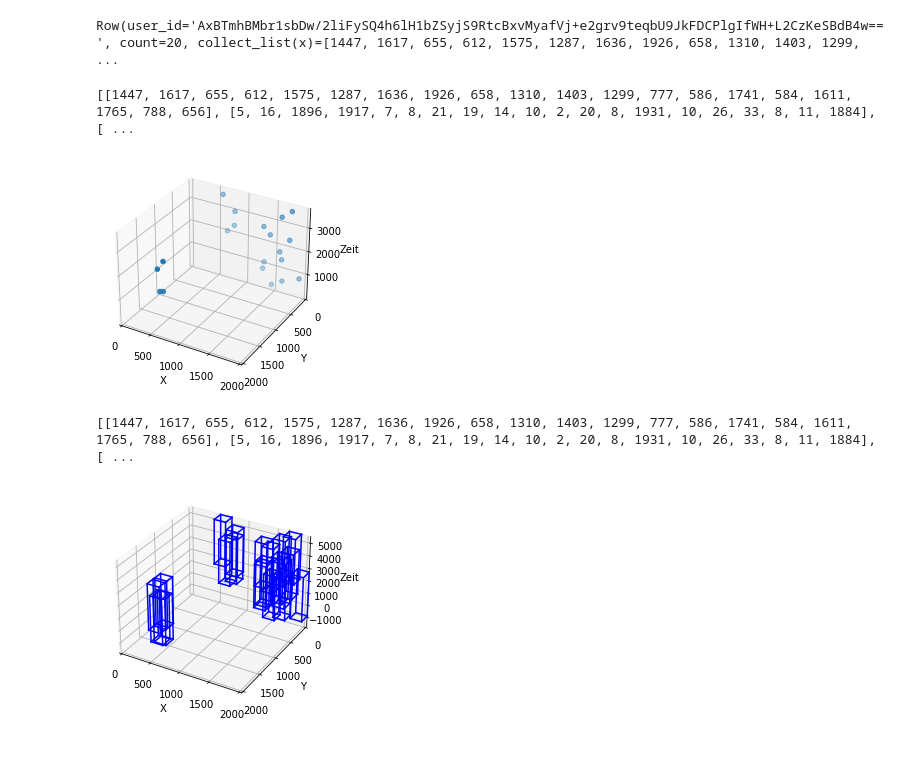
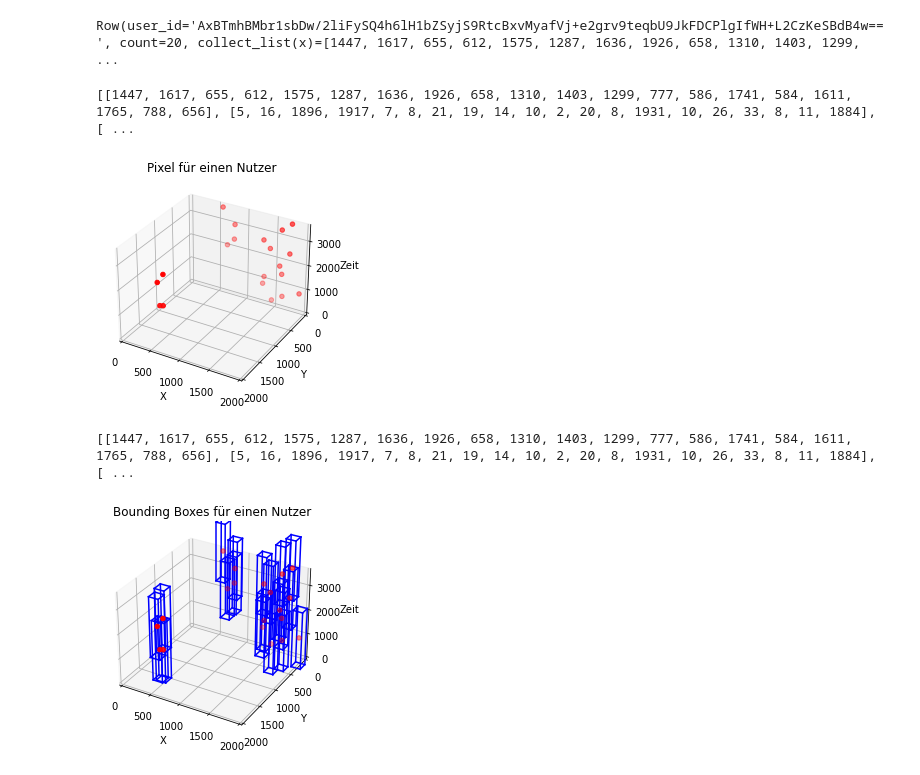
Before and after one commit to biervertrieb/placegroups, a Jupyter notebook: notebooks/0.1-heuer-model-nutzer-raumzeiten.ipynb, the cells around one changed output. Cells and saved outputs as stored; diff of their text form; code cells hidden in the pictures.

```diff
--- a/notebooks/0.1-heuer-model-nutzer-raumzeiten.ipynb
+++ b/notebooks/0.1-heuer-model-nutzer-raumzeiten.ipynb
@@ -26,31 +26,36 @@ print(headrow)
 # %% [output]
 Row(user_id='AxBTmhBMbr1sbDw/2liFySQ4h6lH1bZSyjS9RtcBxvMyafVj+e2grv9teqbU9JkFDCPlgIfWH+L2CzKeSBdB4w==', count=20, collect_list(x)=[1447, 1617, 655, 612, 1575, 1287, 1636, 1926, 658, 1310, 1403, 1299,  ...
 # %%
-from src.visualization.visuialization_functions import plot_pixel_boundingbox,plot_pixellist
+from src.visualization.visuialization_functions import plot_pixel_boundingbox,plot_pixellist,new_xyt_plot
 pixelliste = [headrow['collect_list(x)'],headrow['collect_list(y)'],headrow['collect_list(t)']]
 print(pixelliste)
 subplot = new_xyt_plot()
-subplot = plot_pixellist(pixellist=pixelliste,subplot = subplot, finish = False,color='blue')
+subplot = plot_pixellist(pixellist=pixelliste,subplot = subplot, finish = False,color='red')
 plt.savefig('pixels.png', dpi = 300)
+subplot.set_title('Pixel für einen Nutzer')
+subplot.set_zlim([0,3601])
 plt.show()
 # %% [output]
 [[1447, 1617, 655, 612, 1575, 1287, 1636, 1926, 658, 1310, 1403, 1299, 777, 586, 1741, 584, 1611, 1765, 788, 656], [5, 16, 1896, 1917, 7, 8, 21, 19, 14, 10, 2, 20, 8, 1931, 10, 26, 33, 8, 11, 1884], [ ...
-[figure, old version]
+[figure, new version]
 # %%
 from src.visualization.visuialization_functions import *
 import numpy as np
 print(pixelliste)
-RZModel.max_xy_dist = 100
-RZModel.max_t_dist = 30*60
+RZModel.max_xy_dist = 80
+RZModel.max_t_dist = 20*60
 x_list = pixelliste[0]
 y_list = pixelliste[1]
 t_list = pixelliste[2]
 subplot = new_xyt_plot()
+subplot = plot_pixellist(pixelliste,subplot = subplot, finish = False,color='red')
 for i in np.arange(0,len(x_list)):
     subplot = plot_pixel_boundingbox(x_list[i],y_list[i],t_list[i],color='blue',subplot=subplot,finish=False)
 
-plt.savefig('boxes.png',dpi=140)
+subplot.set_title('Bounding Boxes für einen Nutzer')
+subplot.set_zlim([0,3601])
+plt.savefig('boxes.png',dpi=300)
 plt.show()
 # %% [output]
 [[1447, 1617, 655, 612, 1575, 1287, 1636, 1926, 658, 1310, 1403, 1299, 777, 586, 1741, 584, 1611, 1765, 788, 656], [5, 16, 1896, 1917, 7, 8, 21, 19, 14, 10, 2, 20, 8, 1931, 10, 26, 33, 8, 11, 1884], [ ...
-[figure, old version]
+[figure, new version]
```
Also changed, not shown: parts of 1 cell of this notebook, 2 other files.
